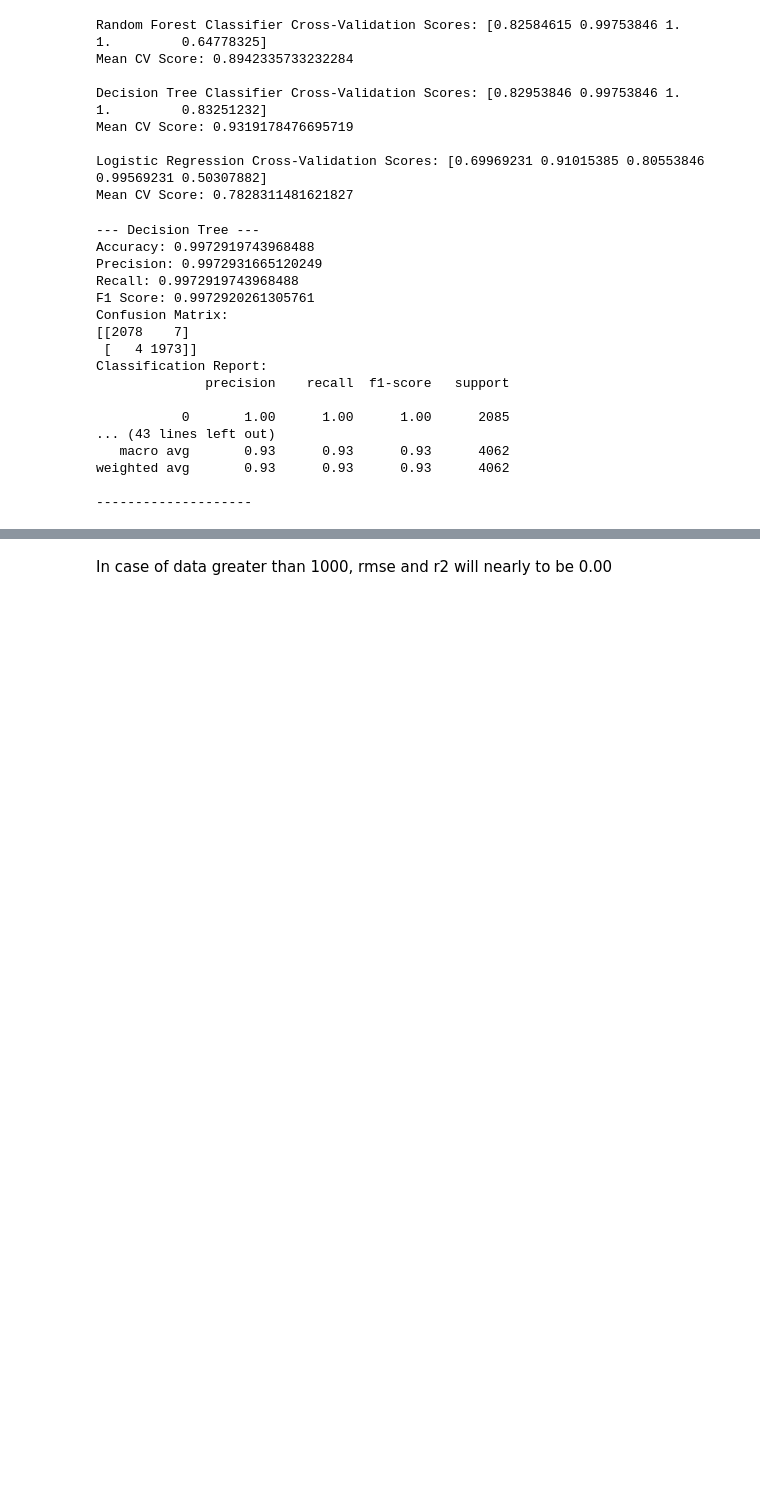
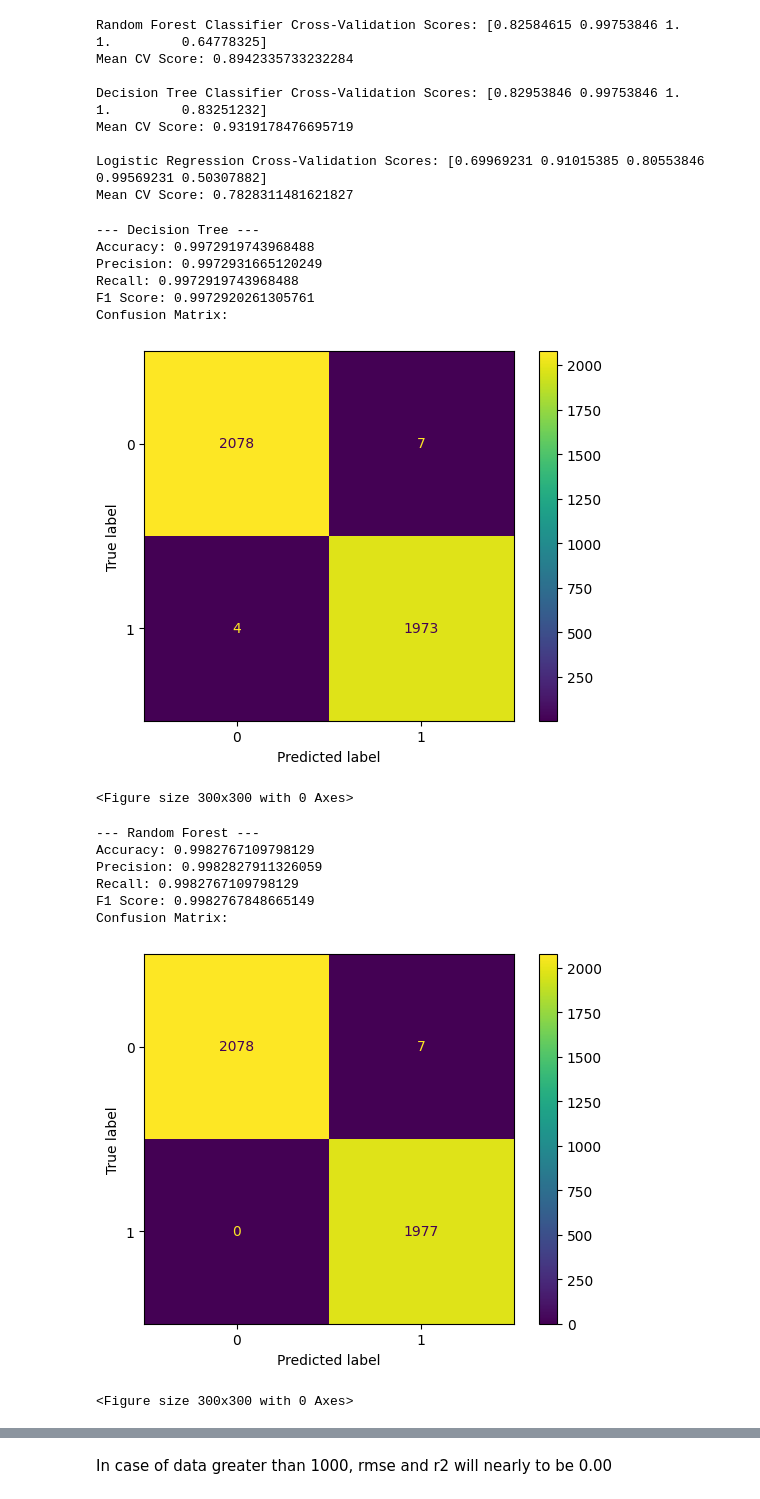
Before and after one commit to SiriwatHuntra/MiniProjectDataSci, a Jupyter notebook: MakeModel.ipynb, the cells around one changed output, grey strips where cells are left out. Cells and saved outputs as stored; diff of their text form; code cells hidden in the pictures; blank space fills up the shorter version.

```diff
--- a/MakeModel.ipynb
+++ b/MakeModel.ipynb
@@ -89,40 +89,41 @@ Mean CV Score: 0.7828311481621827
 # %%
 def evaluate_model(y_test, preds, model_name):
   accuracy = accuracy_score(y_test, preds)
   precision = precision_score(y_test, preds, average='weighted')
   recall = recall_score(y_test, preds, average='weighted')
   f1 = f1_score(y_test, preds, average='weighted')
   conf_matrix = confusion_matrix(y_test, preds)
-  class_report = classification_report(y_test, preds)
+  disp = ConfusionMatrixDisplay(conf_matrix)
+
 
   print(f"--- {model_name} ---")
   print(f'Accuracy: {accuracy}')
   print(f'Precision: {precision}')
   print(f'Recall: {recall}')
   print(f'F1 Score: {f1}')
   print('Confusion Matrix:')
-  print(conf_matrix)
-  print('--------------------\n')
+  disp.plot()
+  plt.show()
+  print('\n')
 
 # Evaluate each model and store the metrics
 evaluate_model(y_test, preds_DT, "Decision Tree")
 evaluate_model(y_test, preds_RFC, "Random Forest")
 evaluate_model(y_test, preds_LR, "Logistic Regression")
 # %% [output]
 --- Decision Tree ---
 Accuracy: 0.9972919743968488
 Precision: 0.9972931665120249
 Recall: 0.9972919743968488
 F1 Score: 0.9972920261305761
 Confusion Matrix:
-[[2078    7]
- [   4 1973]]
-Classification Report:
-              precision    recall  f1-score   support
-
-           0       1.00      1.00      1.00      2085
-... (43 lines left out)
-   macro avg       0.93      0.93      0.93      4062
-weighted avg       0.93      0.93      0.93      4062
-
---------------------
+[figure, added]
+<Figure size 300x300 with 0 Axes>
+--- Random Forest ---
+Accuracy: 0.9982767109798129
+Precision: 0.9982827911326059
+Recall: 0.9982767109798129
+F1 Score: 0.9982767848665149
+Confusion Matrix:
+[figure, added]
+<Figure size 300x300 with 0 Axes>
```
Also changed, not shown: parts of 2 cells of this notebook.
